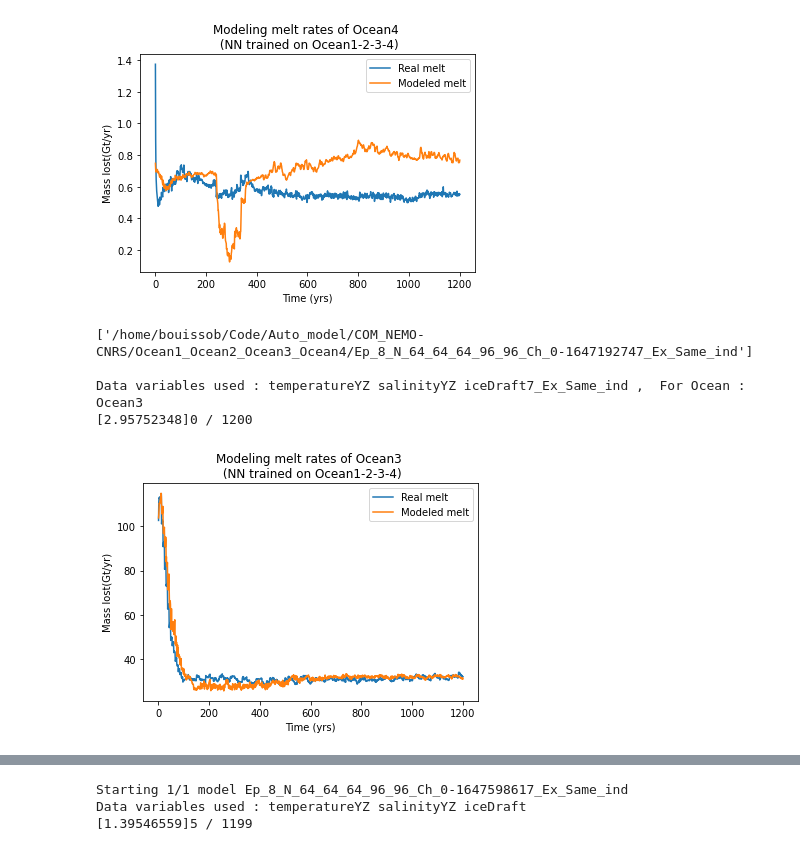
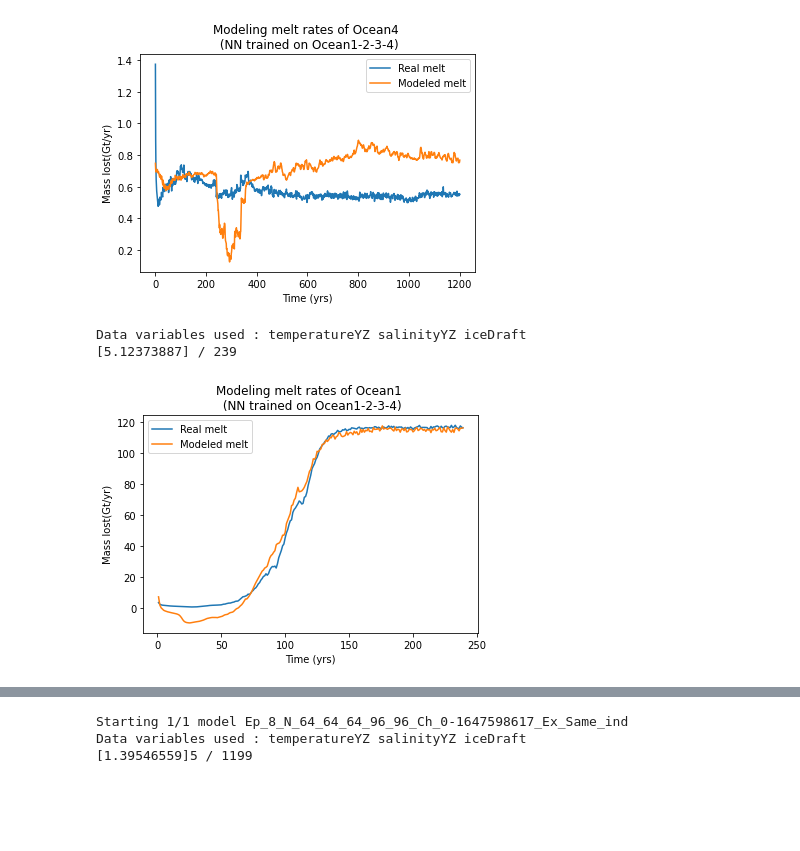
Before and after one commit to BenBouiss/NN_intern_2022, a Jupyter notebook: Class_NN_test.ipynb, the cells around one changed output, grey strips where cells are left out. Saved outputs shown, nothing was run; the diff lists cells and outputs as text; code cells hidden in the pictures; blank space fills up the shorter version.

```diff
--- a/Class_NN_test.ipynb
+++ b/Class_NN_test.ipynb
@@ -97,11 +84,13 @@ Data variables used : temperatureYZ salinityYZ iceDraft7_Ex_Same_ind ,  For Ocea
 [0.2119853]00 / 1200
 [figure]
 # %%
-NN.Plot_Melt_time_function(ind = 0,save = True, Epoch = 8, message = 1,
-                Ocean_trained = OcT, Ocean_target = 'Ocean3', NN_attributes = {'Extra_n' : 'Same_ind', 'Neur' : '64_64_64_96_96' })
+importlib.reload(Plotting)
+importlib.reload(Computing_functions)
+importlib.reload(Trainings)
+
+Plotting.Plot_Melt_time_function(ind = 0,save = True, message = 1, Ocean_target = 'Ocean1',
+                NN_attributes = {'Epoch' : 8, 'Extra_n' : 'Same_ind', 'Neur' : '0' , 'Ocean' : OcT})
 # %% [output]
-['/home/bouissob/Code/Auto_model/COM_NEMO-CNRS/Ocean1_Ocean2_Ocean3_Ocean4/Ep_8_N_64_64_64_96_96_Ch_0-1647192747_Ex_Same_ind']
-
-Data variables used : temperatureYZ salinityYZ iceDraft7_Ex_Same_ind ,  For Ocean : Ocean3
-[2.95752348]0 / 1200
+Data variables used : temperatureYZ salinityYZ iceDraft
+[5.12373887] / 239
-[figure, old version]
+[figure, new version]
```
Also changed, not shown: parts of 9 cells of this notebook, 40 other files.
